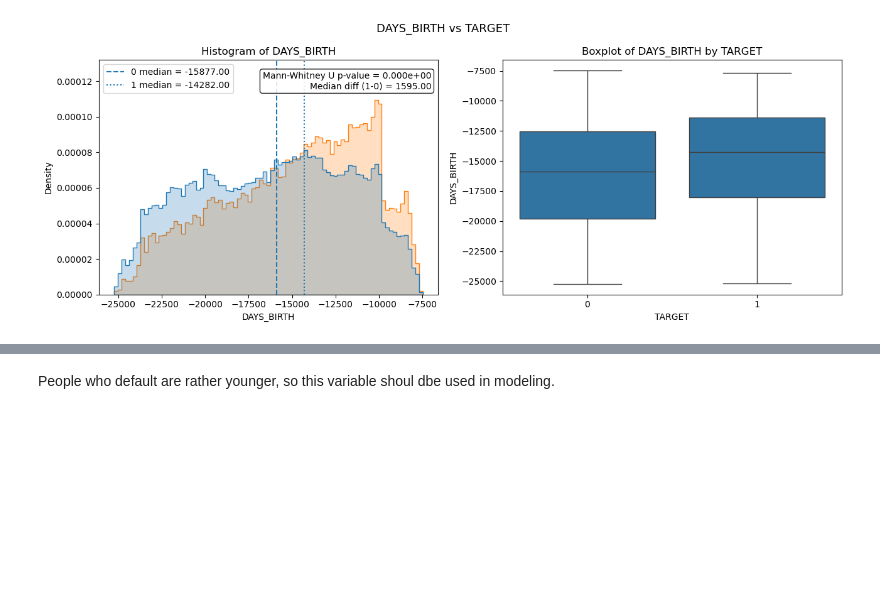
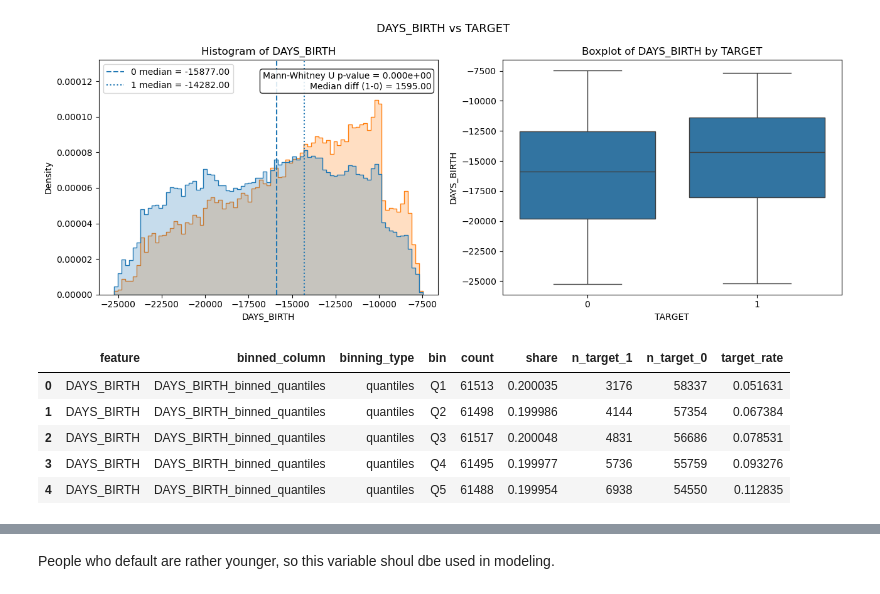
Before and after one commit to alek-ds/home-credit-default-risk-ak, a Jupyter notebook: notebooks/app_univariate_bivariate_family_demographic.ipynb, the cells around one changed output, grey strips where cells are left out. Saved outputs shown, nothing was run; the diff lists cells and outputs as text; code cells hidden in the pictures; blank space fills up the shorter version.

```diff
--- a/notebooks/app_univariate_bivariate_family_demographic.ipynb
+++ b/notebooks/app_univariate_bivariate_family_demographic.ipynb
@@ -101,3 +101,22 @@ plot_quantitative_vs_binary(df=app_df, quant_var='DAYS_BIRTH', binary_var='TARGE
 # %% [output]
 [figure]
 [figure]
+# %%
+binned_df, days_birth_summary = bin_quantitative_var(
+    df = app_df,
+    quant_var='DAYS_BIRTH',
+    quantiles_bins=True,
+    target_var='TARGET',
+    return_binned_quantiles=False,
+    return_summary=True,
+    return_df=True
+)
+
+days_birth_summary
+# %% [output]
+|  | feature | binned_column | binning_type | bin | count | share | n_target_1 | n_target_0 | target_rate |
+| 0 | DAYS_BIRTH | DAYS_BIRTH_binned_quantiles | quantiles | Q1 | 61513 | 0.200035 | 3176 | 58337 | 0.051631 |
+| 1 | DAYS_BIRTH | DAYS_BIRTH_binned_quantiles | quantiles | Q2 | 61498 | 0.199986 | 4144 | 57354 | 0.067384 |
+| 2 | DAYS_BIRTH | DAYS_BIRTH_binned_quantiles | quantiles | Q3 | 61517 | 0.200048 | 4831 | 56686 | 0.078531 |
+| 3 | DAYS_BIRTH | DAYS_BIRTH_binned_quantiles | quantiles | Q4 | 61495 | 0.199977 | 5736 | 55759 | 0.093276 |
+| 4 | DAYS_BIRTH | DAYS_BIRTH_binned_quantiles | quantiles | Q5 | 61488 | 0.199954 | 6938 | 54550 | 0.112835 |
```
Also changed, not shown: parts of 9 cells of this notebook.
